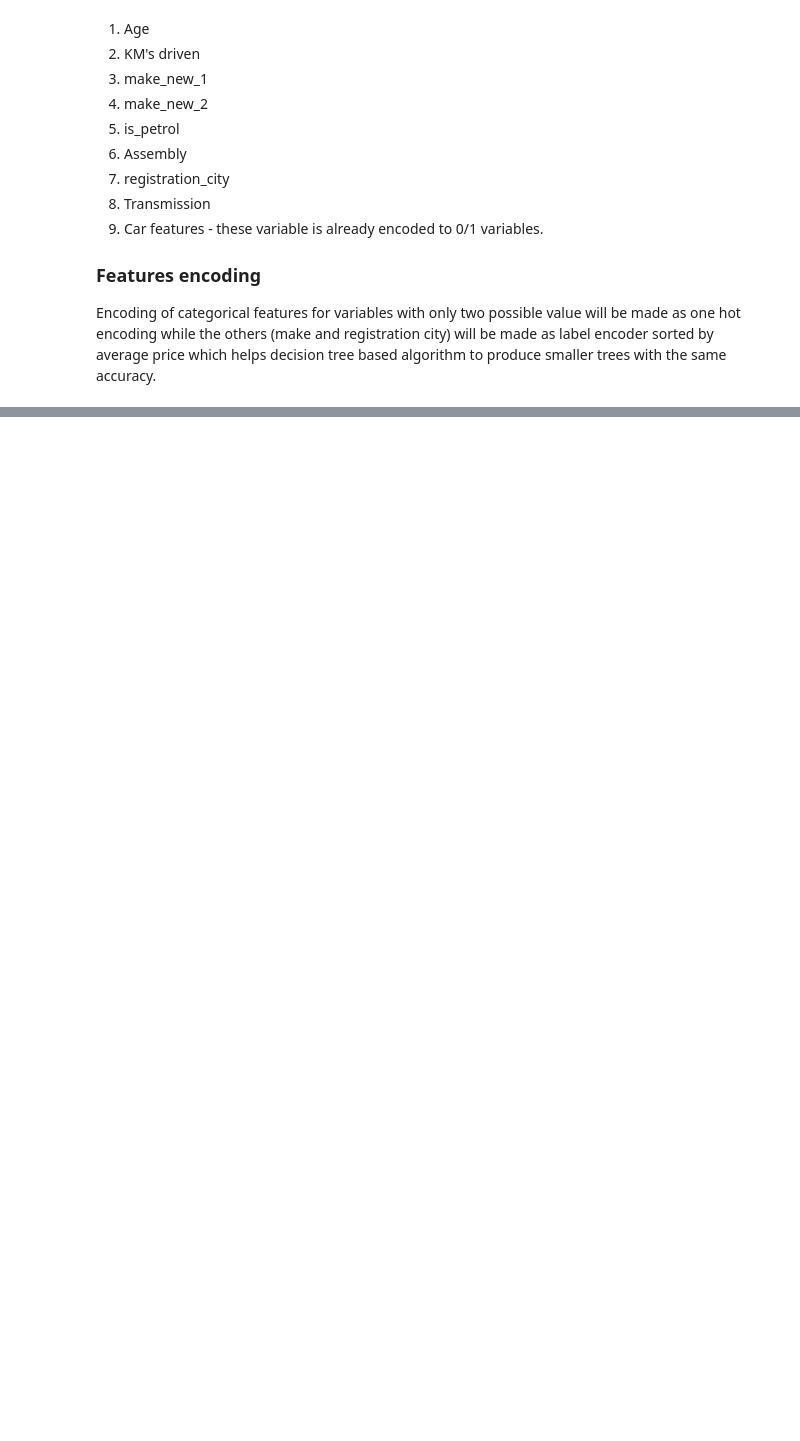
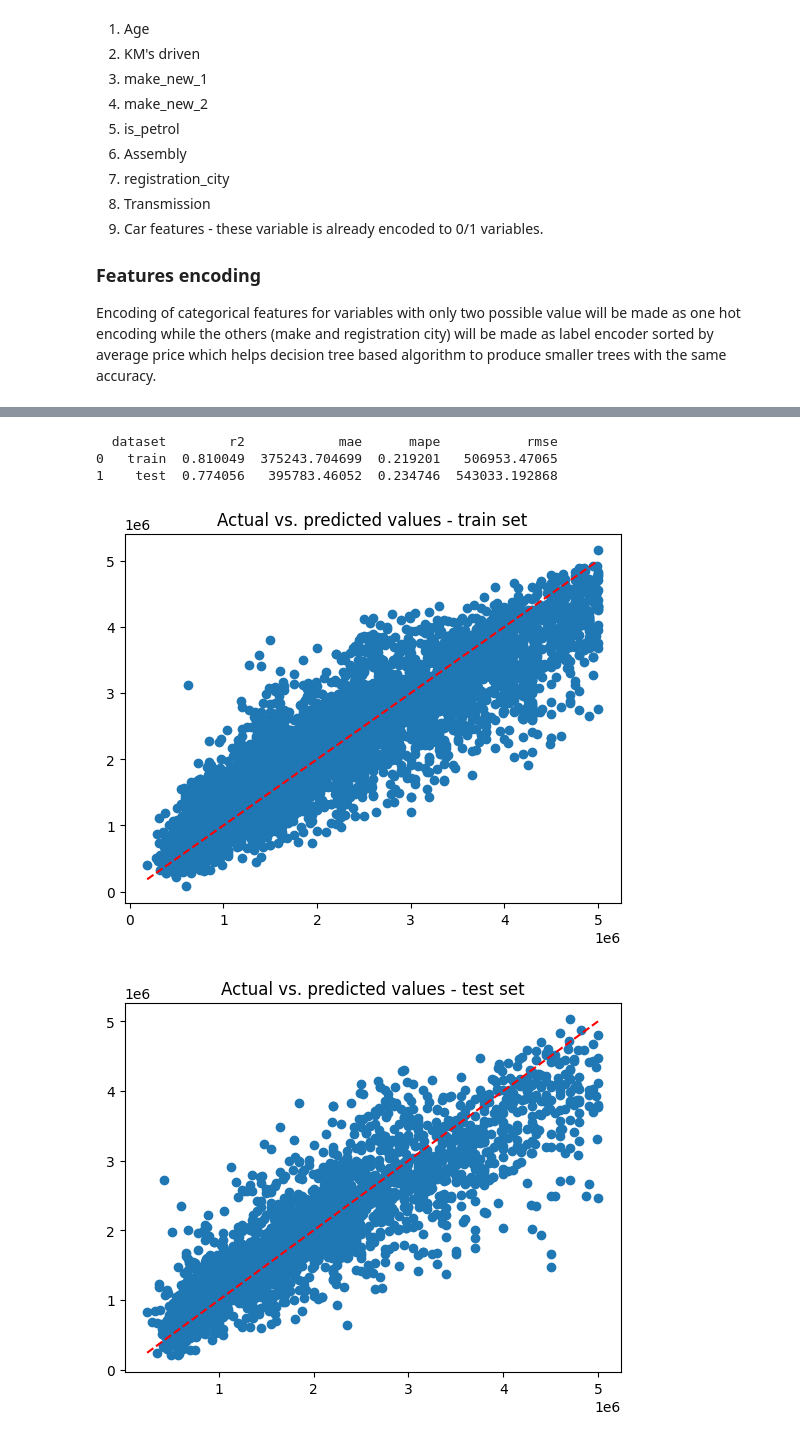
Before and after one commit to patrykrysinski/DS, a Jupyter notebook: Car prices/modeling.ipynb, the cells around one changed output, grey strips where cells are left out. Cells and saved outputs as stored; diff of their text form; code cells hidden in the pictures; blank space fills up the shorter version.

Commit message:
modeling

```diff
--- a/Car prices/modeling.ipynb
+++ b/Car prices/modeling.ipynb
@@ -83,35 +71,3 @@ KeyError: 'Price'
-# %%
-train_X = train_X.join(x_train_target_encoded)
-test_X = test_X.join(x_test_target_encoded)
-# %%
-all_features = ['USB and Auxillary Cable',
- 'AM/FM Radio',
- 'Heated Seats',
- 'ABS',
- 'Power Steering',
- 'Rear Camera',
- 'Climate Control',
- 'Power Windows',
- 'DVD Player',
- 'Cool Box',
- 'Keyless Entry',
- 'Air Conditioning',
- 'Rear Seat Entertainment',
- 'Immobilizer Key',
- 'Power Locks',
- 'Sun Roof',
- 'Cruise Control',
- 'Air Bags',
- 'Front Speakers',
- 'CD Player',
- 'Power Mirrors',
- 'Rear speakers',
- 'Steering Switches',
- 'Front Camera',
- 'Rear AC Vents',
- 'Cassette Player',
- 'Navigation System',
- 'Alloy Rims']
 # %%
 final_models_feature = []
 final_models_feature.extend(numerical_features_x)
@@ -255,0 +82,4 @@ KeyError: '["KM\'s_driven", \'USB_and_Auxillary_Cable\', \'AM/FM_Radio\', \'Heat
+# %%
+model_1 = model(numerical_features=numerical_features_x, cat_features=categorical_features, train_X=train_X,
+                train_y=train_y,seed=seed,fold_no=3,obj='rmse')
+model_1.train(n_trials=1)
@@ -255,0 +126,3 @@ KeyError: '["KM\'s_driven", \'USB_and_Auxillary_Cable\', \'AM/FM_Radio\', \'Heat
+# %%
+pred_train = model_1.predict(train_X,y_name='Price')
+pred_test = model_1.predict(test_X,y_name='Price')
@@ -255,0 +150,11 @@ KeyError: '["KM\'s_driven", \'USB_and_Auxillary_Cable\', \'AM/FM_Radio\', \'Heat
+# %%
+evaluation(pred_train=pred_train['prediction'],
+           train_y = pred_train['y_true'],
+           pred_test = pred_test['prediction'],
+           test_y = pred_test['y_true'])
+# %% [output]
+  dataset        r2            mae      mape           rmse
+0   train  0.810049  375243.704699  0.219201   506953.47065
+1    test  0.774056   395783.46052  0.234746  543033.192868
+[figure, added]
+[figure, added]
```
Also changed, not shown: parts of 46 cells of this notebook, 3 other files.
